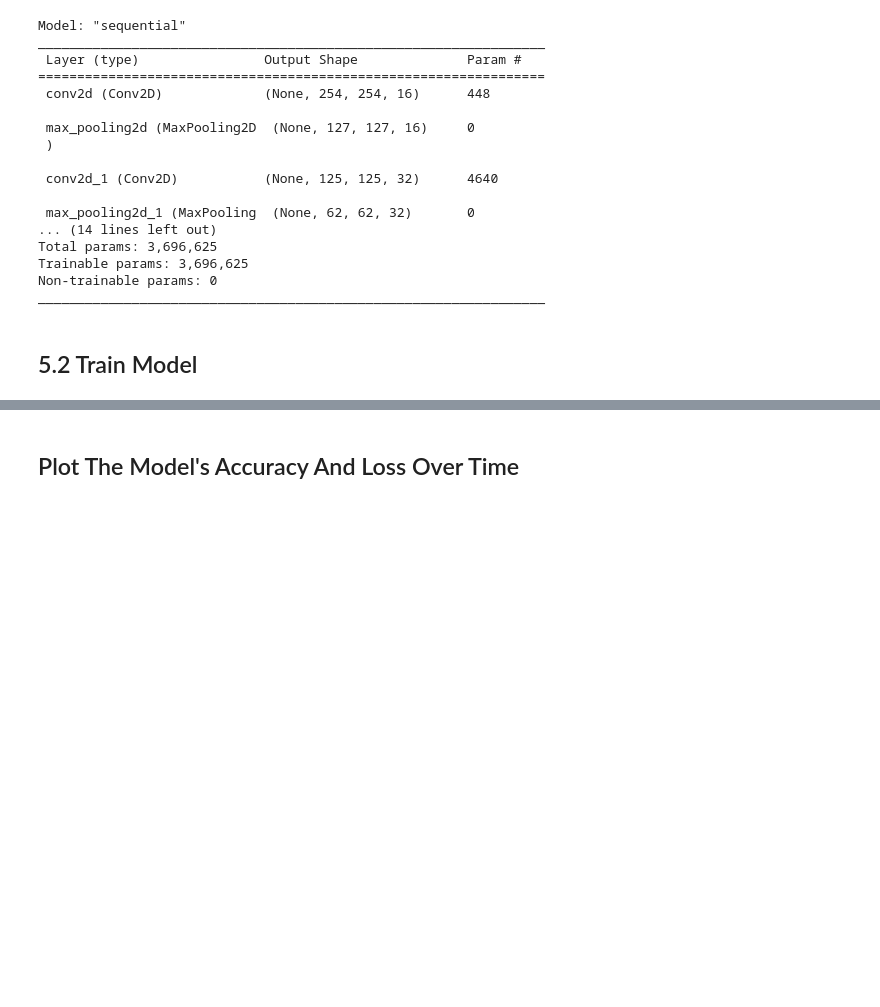
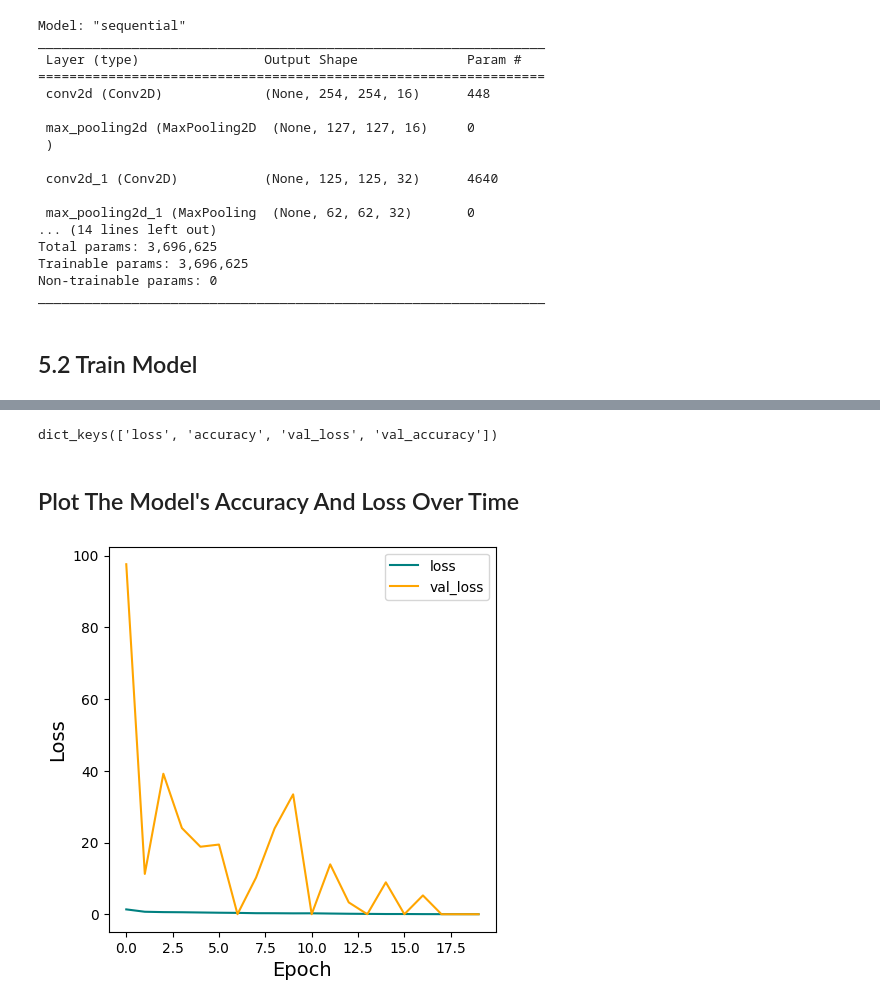
Before and after one commit to Cayde-88/machine-learning-projects, a Jupyter notebook: Deep_learning/Computer_Vision/Image_Classification/Human_Expression_Classifier.ipynb, the cells around one changed output, grey strips where cells are left out. Saved outputs shown, nothing was run; the diff lists cells and outputs as text; code cells hidden in the pictures; blank space fills up the shorter version.

```diff
--- a/Deep_learning/Computer_Vision/Image_Classification/Human_Expression_Classifier.ipynb
+++ b/Deep_learning/Computer_Vision/Image_Classification/Human_Expression_Classifier.ipynb
@@ -121,7 +116,7 @@ for idx, img in enumerate(batch[0][:4]):
 # Split the data into train and test
 
 # Create the train data - this is what the model will see and learn from
-train_size = int(len(data_scaled) * 0.7)
+train_size = int(len(data_scaled) * 0.6)
 
 # Create the test data - this is what the model will not see until it is ready to be tested
 test_size = int(len(data_scaled) * 0.2) + 1
@@ -236,2 +231,20 @@ Epoch 20/20
+# %%
+fitted_model.history.keys()
+# %% [output]
+dict_keys(['loss', 'accuracy', 'val_loss', 'val_accuracy'])
 # %% [markdown]
 ## Plot The Model's Accuracy And Loss Over Time
+# %%
+# Plot the loss
+figure = plt.figure(figsize = (5, 5))
+
+# plot loss during training
+plt.plot(fitted_model.history['loss'], color="teal", label="loss")
+plt.plot(fitted_model.history['val_loss'], color="orange", label="val_loss")
+fig.suptitle('Loss', fontsize=14)
+plt.xlabel('Epoch', fontsize=14)
+plt.ylabel('Loss', fontsize=14)
+plt.legend(loc='upper right')
+plt.show()
+# %% [output]
+[figure, added]
```
Also changed, not shown: parts of 25 cells of this notebook, 3 other files.
